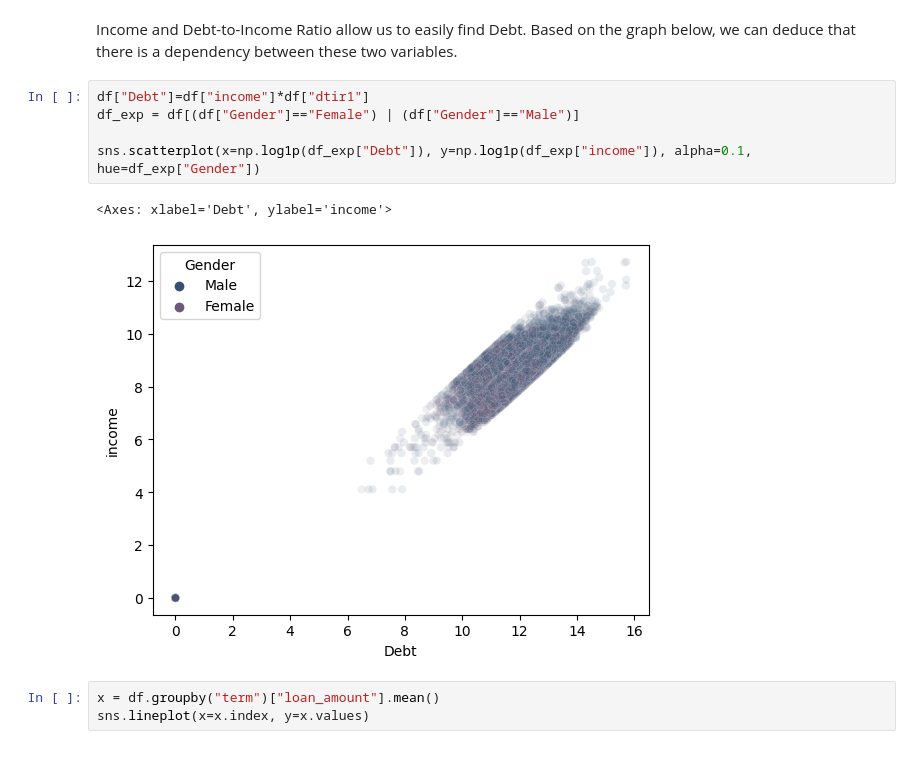
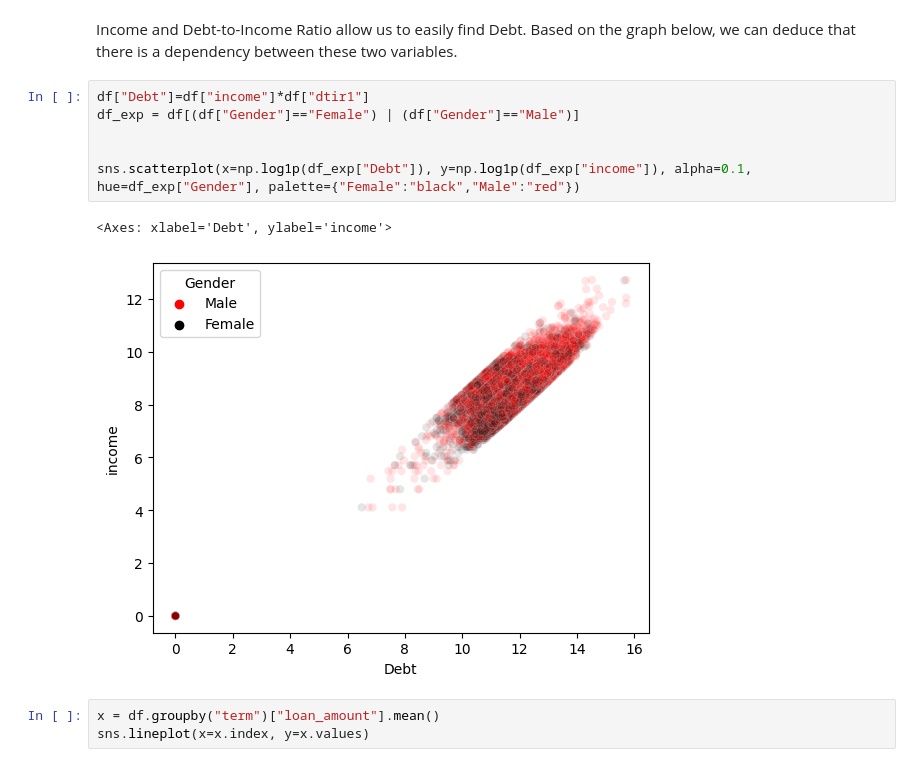
Before and after one commit to qbakom/loan-default-predictor, a Jupyter notebook: EDA_solutions/Bartek_Martyna_Jola.ipynb, the cells around one changed output. Saved outputs shown, nothing was run; the diff lists cells and outputs as text.

```diff
--- a/EDA_solutions/Bartek_Martyna_Jola.ipynb
+++ b/EDA_solutions/Bartek_Martyna_Jola.ipynb
@@ -89,11 +89,12 @@ Income and Debt-to-Income Ratio allow us to easily find Debt. Based on the graph
 # %%
 df["Debt"]=df["income"]*df["dtir1"]
 df_exp = df[(df["Gender"]=="Female") | (df["Gender"]=="Male")]
 
-sns.scatterplot(x=np.log1p(df_exp["Debt"]), y=np.log1p(df_exp["income"]), alpha=0.1, hue=df_exp["Gender"])
+
+sns.scatterplot(x=np.log1p(df_exp["Debt"]), y=np.log1p(df_exp["income"]), alpha=0.1, hue=df_exp["Gender"], palette={"Female":"black","Male":"red"})
 # %% [output]
 <Axes: xlabel='Debt', ylabel='income'>
-[figure, old version]
+[figure, new version]
 # %%
 x = df.groupby("term")["loan_amount"].mean()
 sns.lineplot(x=x.index, y=x.values)
```
Also changed, not shown: parts of 1 cell of this notebook.
